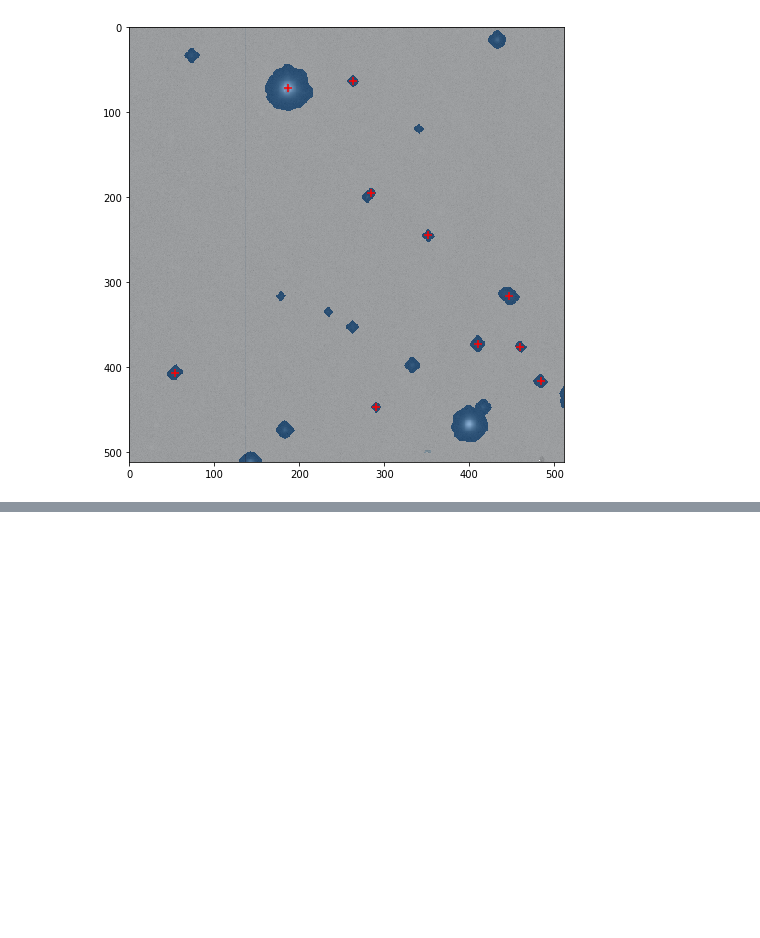
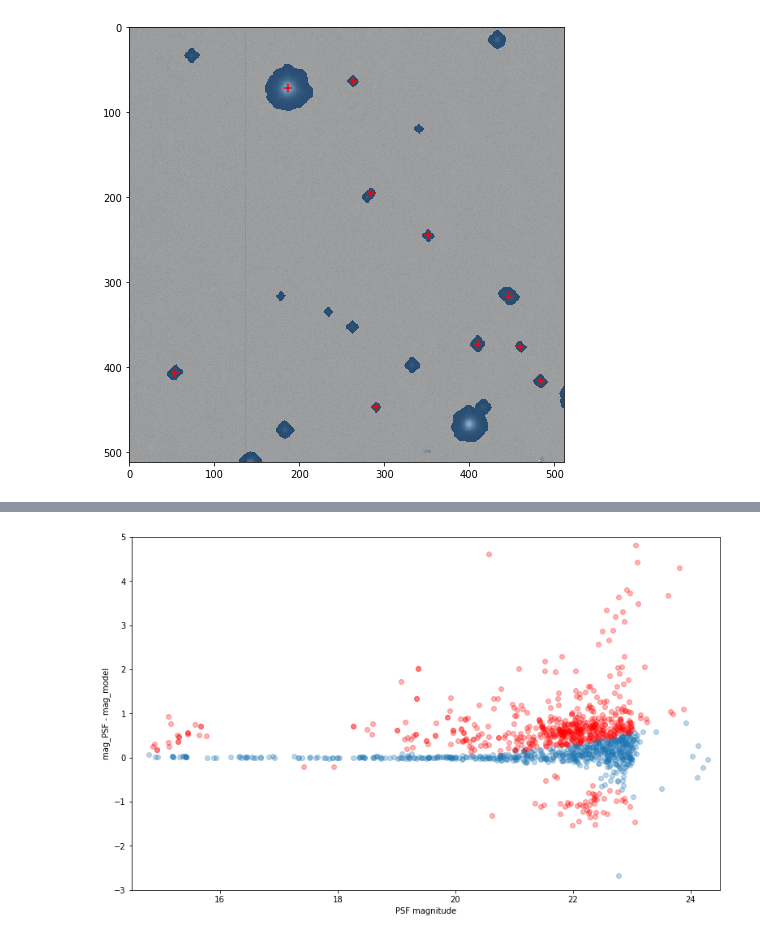
Before and after one commit to lsst-sqre/system-test, a Jupyter notebook: star_galaxy.ipynb, the cells around one changed output, grey strips where cells are left out. Saved outputs shown, nothing was run; the diff lists cells and outputs as text; code cells hidden in the pictures; blank space fills up the shorter version.

```diff
--- a/star_galaxy.ipynb
+++ b/star_galaxy.ipynb
@@ -138,0 +241,11 @@ overlay_masks(exp, bbox=bbox, sources=sources[extend > 0.0])
+# %%
+plt.scatter(psf_mag[stars2], magdiff[stars2], alpha=0.3)
+plt.scatter(psf_mag[galaxies2], magdiff[galaxies2], c='r', alpha=0.3)
+
+plt.xlim(14.5, 24.5)
+plt.ylim(-3, 5)
+plt.xlabel('PSF magnitude')
+plt.ylabel('mag_PSF - mag_model')
+plt.show()
+# %% [output]
+[figure, added]
```
Also changed, not shown: parts of 19 cells of this notebook.
